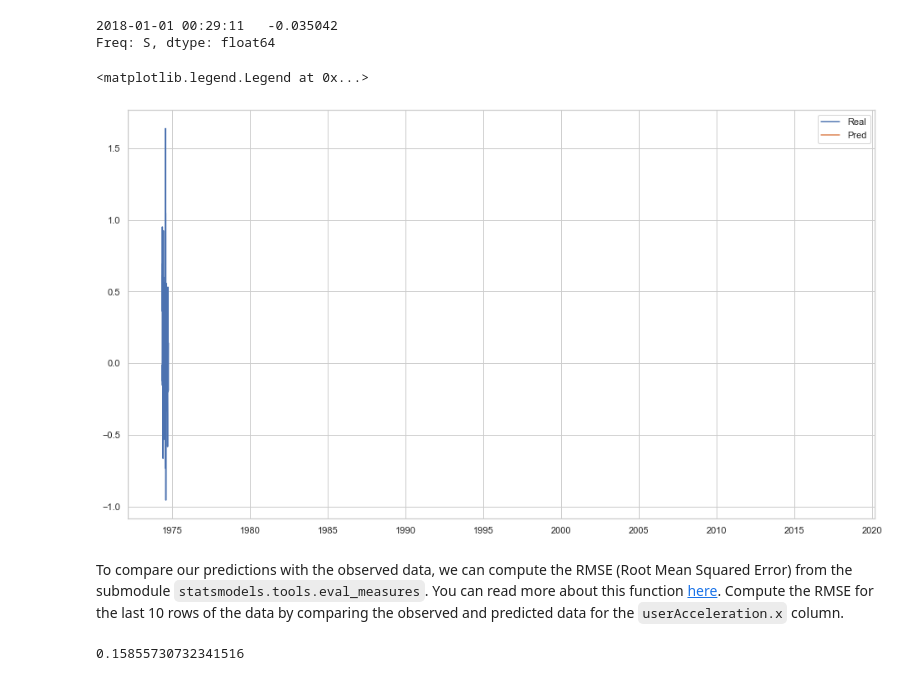
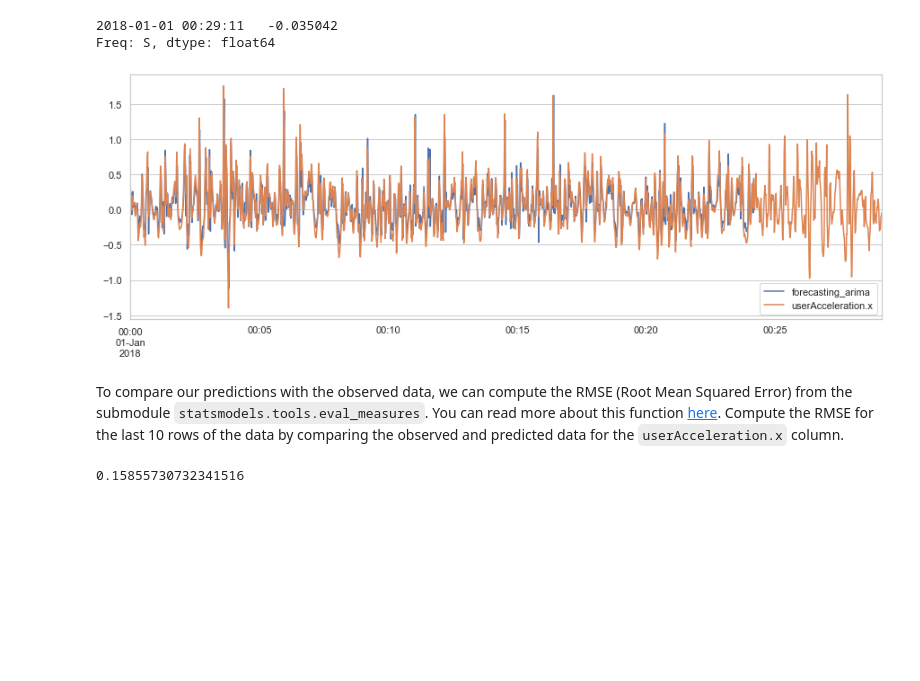
Before and after one commit to Ironhack-Data-BCN-July-2022/lab-time-series, a Jupyter notebook: your-code/main.ipynb, the cells around one changed output. Drawn from its saved outputs; the diff is of its cells as text; code cells hidden in the pictures; blank space fills up the shorter version.

```diff
--- a/your-code/main.ipynb
+++ b/your-code/main.ipynb
@@ -210,9 +210,5 @@ print(y_pred)
 Freq: S, dtype: float64
 # %%
 # 4. Visualize
-plt.plot(y_train[-150:], label = "Real")
-plt.plot(y_pred[-150:], label = "Pred")
-plt.legend()
+#plt.plot(y_train[-150:], label = "Real")
+#plt.plot(y_pred[-150:], label = "Pred")
-# %% [output]
-<matplotlib.legend.Legend at 0x...>
-[figure, removed]
@@ -219,9 +219,17 @@ plt.legend()
+# %%
+sen_t['forecasting_arima'] = model_fit.predict(0, len(data)-300, typ='levels')
+sen_t[['forecasting_arima','userAcceleration.x']].plot(figsize=(15,5));
+plt.legend()
+# %% [output]
+[figure, added]
 # %% [markdown]
 To compare our predictions with the observed data, we can compute the RMSE (Root Mean Squared Error) from the submodule `statsmodels.tools.eval_measures`. You can read more about this function [here](https://www.statsmodels.org/dev/generated/statsmodels.tools.eval_measures.rmse.html). Compute the RMSE for the last 10 rows of the data by comparing the observed and predicted data for the `userAcceleration.x` column.
-# %%
-# Your code here:
-from statsmodels.tools.eval_measures import rmse
-
-rmse(y_pred, y_test)
-# %% [output]
-0.15855730732341516
+# %%
+# Your code here:
+from statsmodels.tools.eval_measures import rmse
+
+rmse(y_pred, y_test)
+# Since the RMSE shows the standard deviatio nfor the regression model, a stdev of .15 for a total variance of 1.5
+# is 10%. This is high, and could be better, but the trained data isn't a terrible predictor of future values.
+# %% [output]
+0.15855730732341516
```
Also changed, not shown: parts of 1 cell of this notebook.
